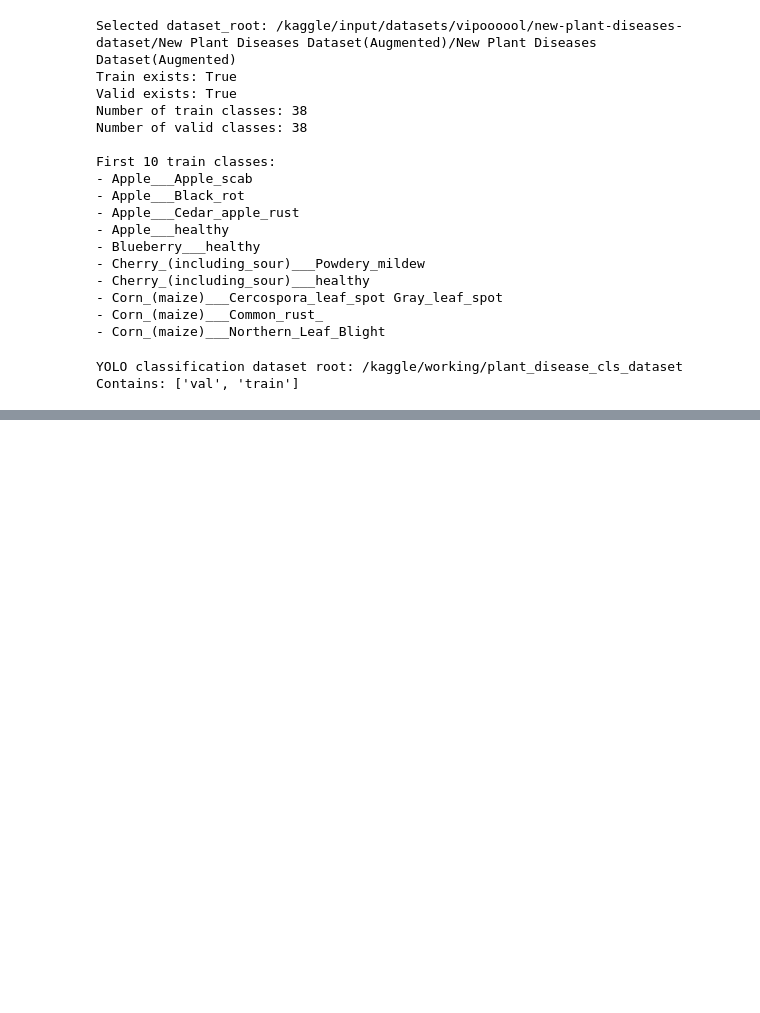
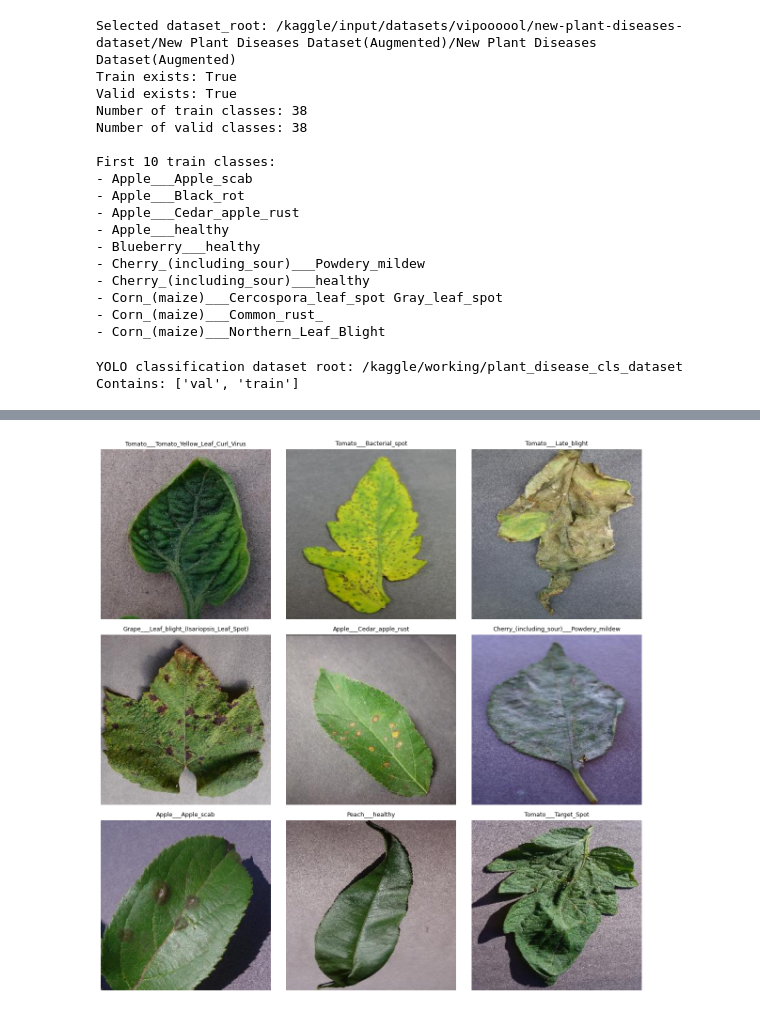
Before and after one commit to rafiabdullah-spec/Tomato-Leaf-Disease-Detection-Using-YOLO11, a Jupyter notebook: Tomato Leaf Disease Detection Using YOLO11.ipynb, the cells around one changed output, grey strips where cells are left out. Cells and saved outputs as stored; diff of their text form; code cells hidden in the pictures; blank space fills up the shorter version.

```diff
--- a/Tomato Leaf Disease Detection Using YOLO11.ipynb
+++ b/Tomato Leaf Disease Detection Using YOLO11.ipynb
@@ -180,0 +227,25 @@ Contains: ['val', 'train']
+# %%
+class_dirs = [p for p in (WORK_DATASET / "train").iterdir() if p.is_dir()]
+sample_classes = random.sample(class_dirs, min(9, len(class_dirs)))
+
+plt.figure(figsize=(12, 12))
+
+for i, class_dir in enumerate(sample_classes):
+    images = [p for p in class_dir.rglob("*") if p.suffix.lower() in IMAGE_EXTS]
+
+    if not images:
+        print("No images found in:", class_dir)
+        continue
+
+    img_path = random.choice(images)
+    img = Image.open(img_path).convert("RGB")
+
+    plt.subplot(3, 3, i + 1)
+    plt.imshow(img)
+    plt.title(class_dir.name, fontsize=9)
+    plt.axis("off")
+
+plt.tight_layout()
+plt.show()
+# %% [output]
+[figure, added]
```
Also changed, not shown: parts of 4 cells of this notebook.
